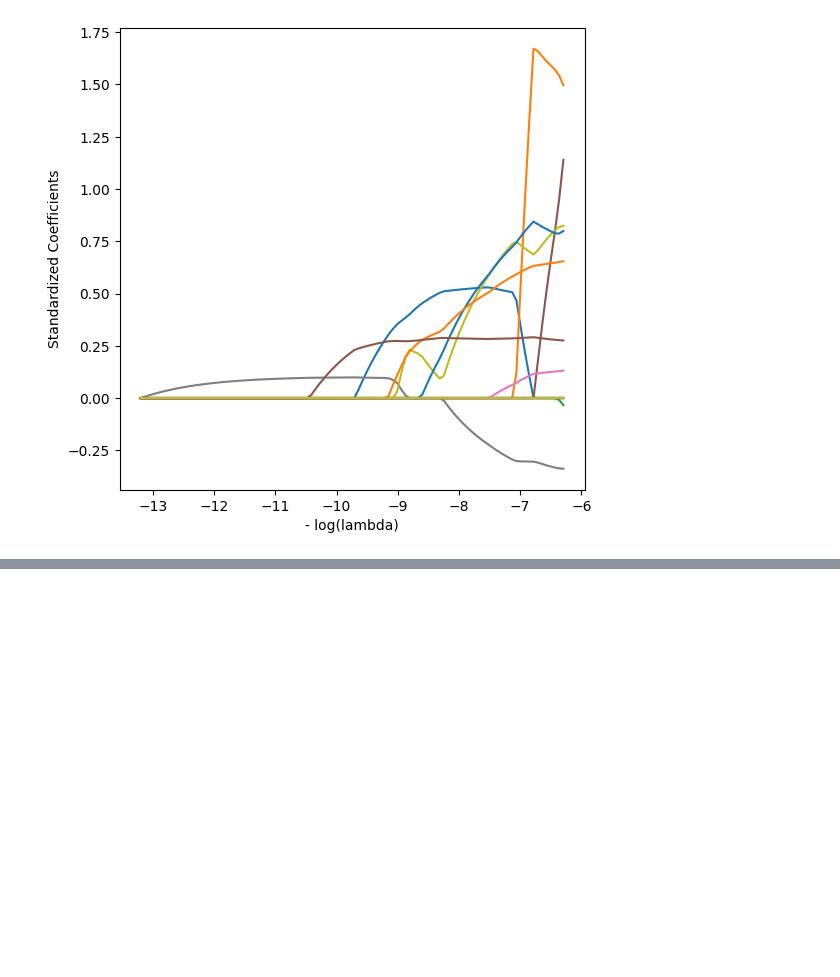
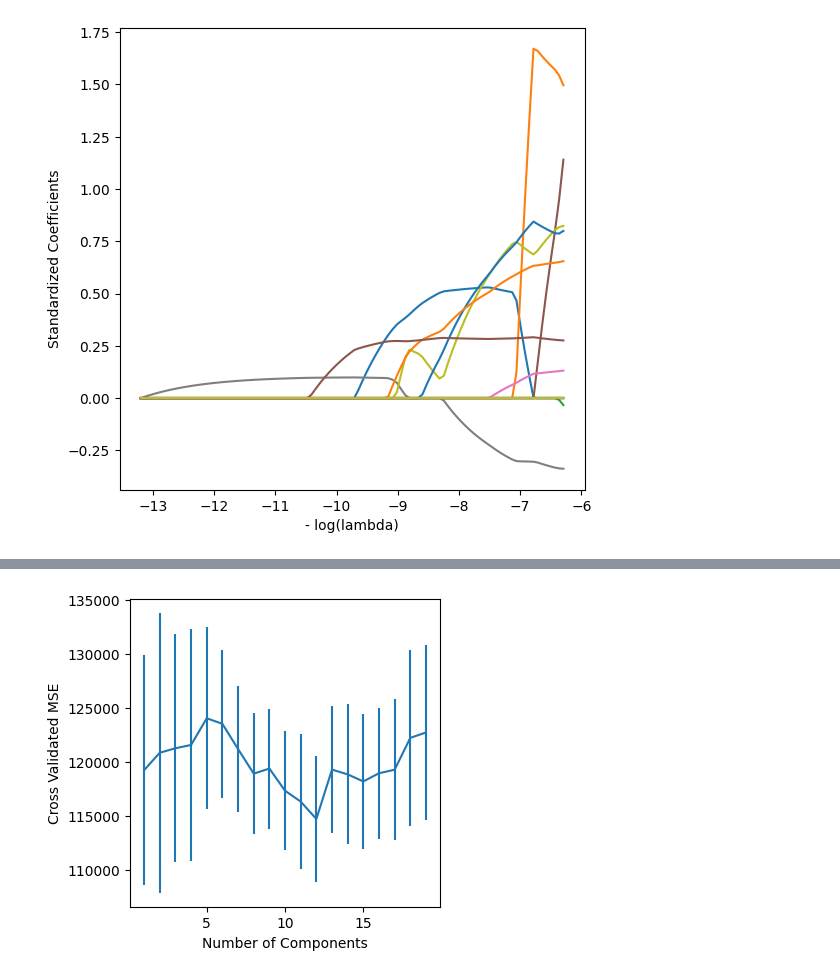
Before and after one commit to kkkamur07/ISL-Learning, a Jupyter notebook: Regularization/regularization-lab.ipynb, the cells around one changed output, grey strips where cells are left out. Saved outputs shown, nothing was run; the diff lists cells and outputs as text; code cells hidden in the pictures; blank space fills up the shorter version.

```diff
--- a/Regularization/regularization-lab.ipynb
+++ b/Regularization/regularization-lab.ipynb
@@ -405,0 +438,14 @@ array([-298963.15095677])
+# %%
+param_grid = {"n_components" : range(1,20)}
+grid = skm.GridSearchCV(pls, param_grid, scoring = "neg_mean_squared_error", cv = kfold)
+grid.fit(x,y)
+
+# It find the best estimator for as 12 components
+# Plotting
+pls_fig, ax = subplots(figsize = (4,4))
+ax.errorbar(range(1,20), -grid.cv_results_["mean_test_score"], yerr = grid.cv_results_["std_test_score"] / np.sqrt(5))
+ax.set_xlabel("Number of Components")
+ax.set_ylabel("Cross Validated MSE")
+plt.show()
+# %% [output]
+[figure, added]
```
Also changed, not shown: parts of 11 cells of this notebook, 1 other file.
